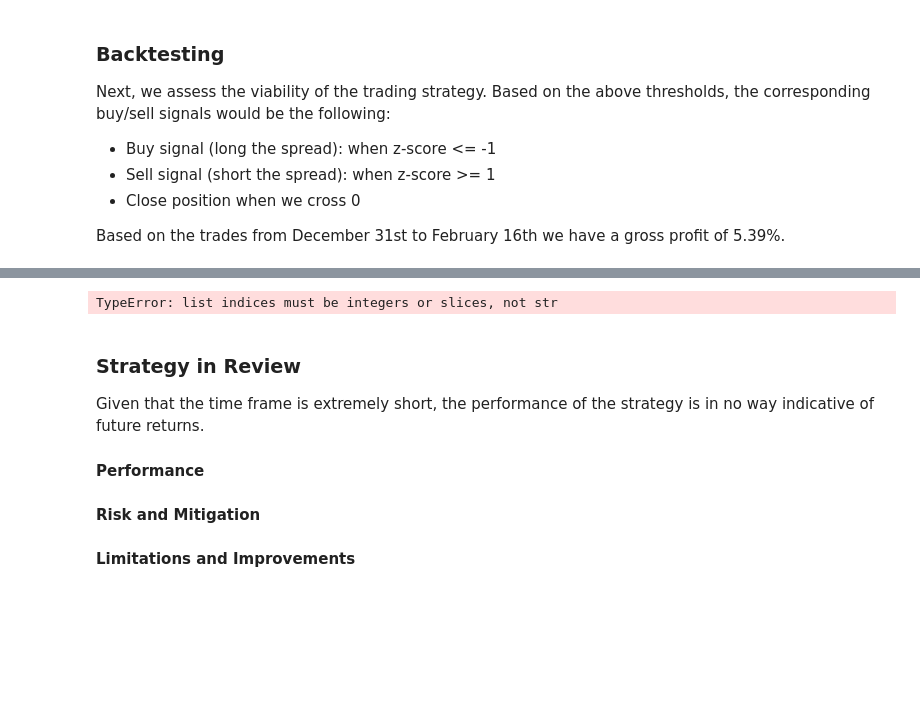
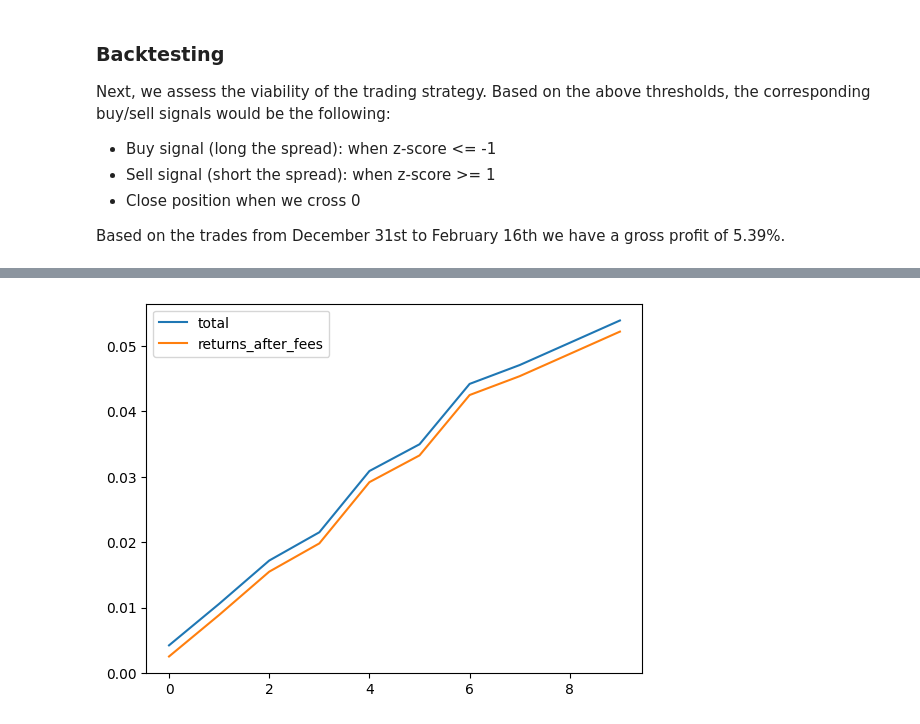
Before and after one commit to voskart/hyperliquid_strat, a Jupyter notebook: strat.ipynb, the cells around one changed output, grey strips where cells are left out. Cells and saved outputs as stored; diff of their text form; code cells hidden in the pictures; blank space fills up the shorter version.

Commit message:
added risk page and strat description

```diff
--- a/strat.ipynb
+++ b/strat.ipynb
@@ -295,35 +287,22 @@ To calculate the net returns, we need to include the fees on Hyperliquid. These
 # %%
 # taken from https://hyperliquid.gitbook.io/hyperliquid-docs/trading/fees
 # assuming lowest volume tier
 fee = 0.00035
+# estimation for a size of 100k per side, therefore limitation
 slippage = 0.0005
 
-# todo: add funding for both btc and sol
-trades["date"] = trades.index
 
 # per trade, there are twice the fee as well as slippage
-trades["spread_fee"] = trades["pos"] * 1-(2*(fee+slippage))
-returns["net"] = trades.spread_fee.pct_change() * trades.side/100
+df_results["total"] = df_results["total"].cumsum()
+df_results["returns_after_fees"] = df_results["total"] * 1-(2*(fee+slippage))
 
 plt.yticks(np.arange(-0.1, 0.1, step=0.01))
-returns["gross"].cumsum().plot()
-returns["net"].cumsum().plot()
+df_results["total"].plot()
+df_results["returns_after_fees"].plot()
 plt.legend()
 
 # export results
-df_res = pd.concat([trades["date"], returns["net"], returns["net"].cumsum()], axis=1)
-df_res.columns = ["Date", "Returns", "Returns_Cumulative"]
-
-df_res.to_csv("returns.csv")
+df_results.columns = ["date", "profit_a1", "profit_a2", "total", "total_post_fees"]
+df_results.to_csv("returns.csv")
 # %% [output]
-TypeError: list indices must be integers or slices, not str
+[figure, added]
-# %% [markdown]
-### Strategy in Review
-
-Given that the time frame is extremely short, the performance of the strategy is in no way indicative of future returns.
-
-#### Performance
-
-#### Risk and Mitigation
-
-#### Limitations and Improvements
```
Also changed, not shown: parts of 4 cells of this notebook, 2 other files.
